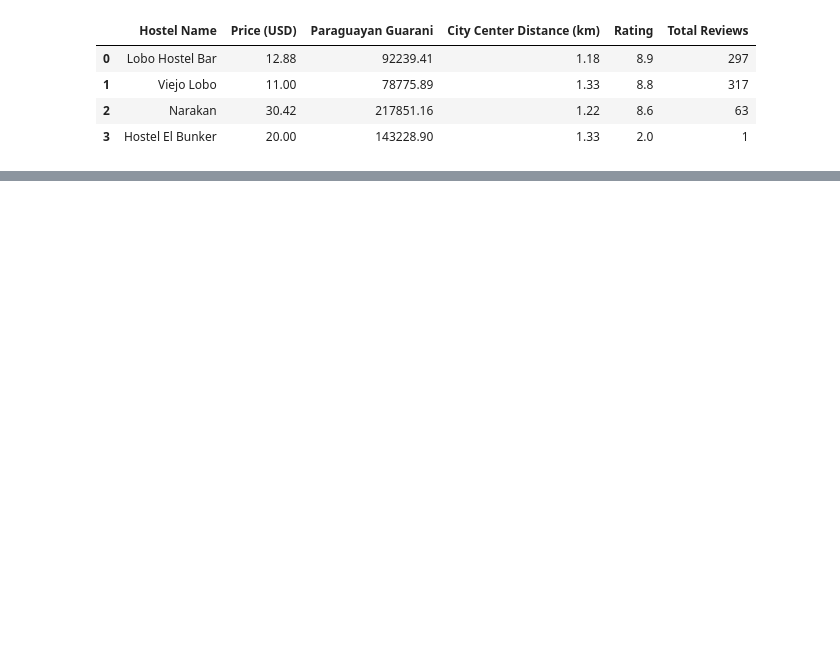
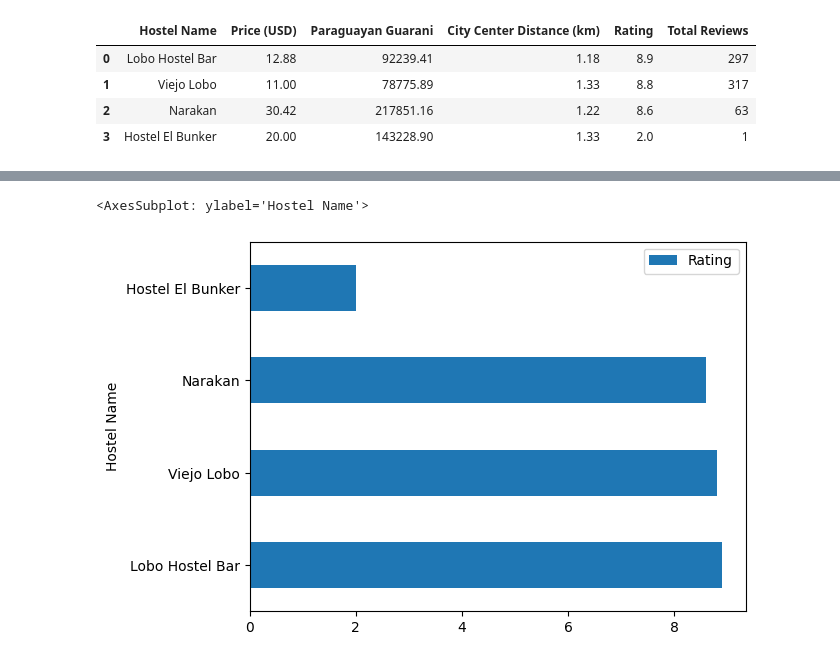
Before and after one commit to vknanavati/CIA-Factbook, a Jupyter notebook: Cabo_Polonio_Hostel.ipynb, the cells around one changed output, grey strips where cells are left out. Cells and saved outputs as stored; diff of their text form; code cells hidden in the pictures; blank space fills up the shorter version.

```diff
--- a/Cabo_Polonio_Hostel.ipynb
+++ b/Cabo_Polonio_Hostel.ipynb
@@ -11,0 +37,5 @@ df.head()
+# %%
+df.plot.barh(x='Hostel Name', y='Rating')
+# %% [output]
+<AxesSubplot: ylabel='Hostel Name'>
+[figure, added]
```
Also changed, not shown: parts of 6 cells of this notebook.
